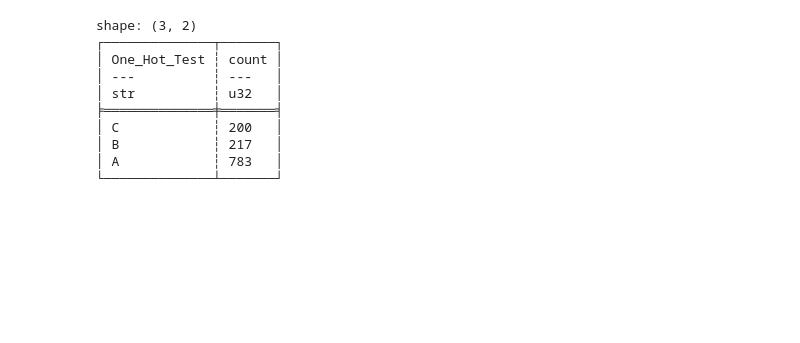
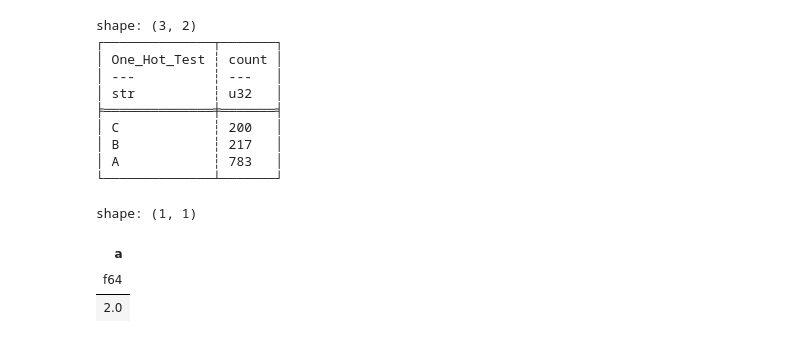
Before and after one commit to abstractqqq/dsds, a Jupyter notebook: examples/test.ipynb, the cells around one changed output. Saved outputs shown, nothing was run; the diff lists cells and outputs as text; code cells hidden in the pictures; blank space fills up the shorter version.

```diff
--- a/examples/test.ipynb
+++ b/examples/test.ipynb
@@ -224,3 +235,18 @@ stratified_downsample(df, groupby=["One_Hot_Test"], keep=0.5)
 # %%
 %%timeit
 stratified_sample_pd(df_pd, ["One_Hot_Test"], 0.5)
+# %%
+import polars as pl
+
+df = pl.DataFrame({
+    "a":[1, None, 2, 3]
+})
+# %%
+df.select(
+    pl.col("a").mean()
+)
+# %% [output]
+shape: (1, 1)
+| a |
+| f64 |
+| 2.0 |
```
Also changed, not shown: parts of 1 cell of this notebook, 4 other files.
